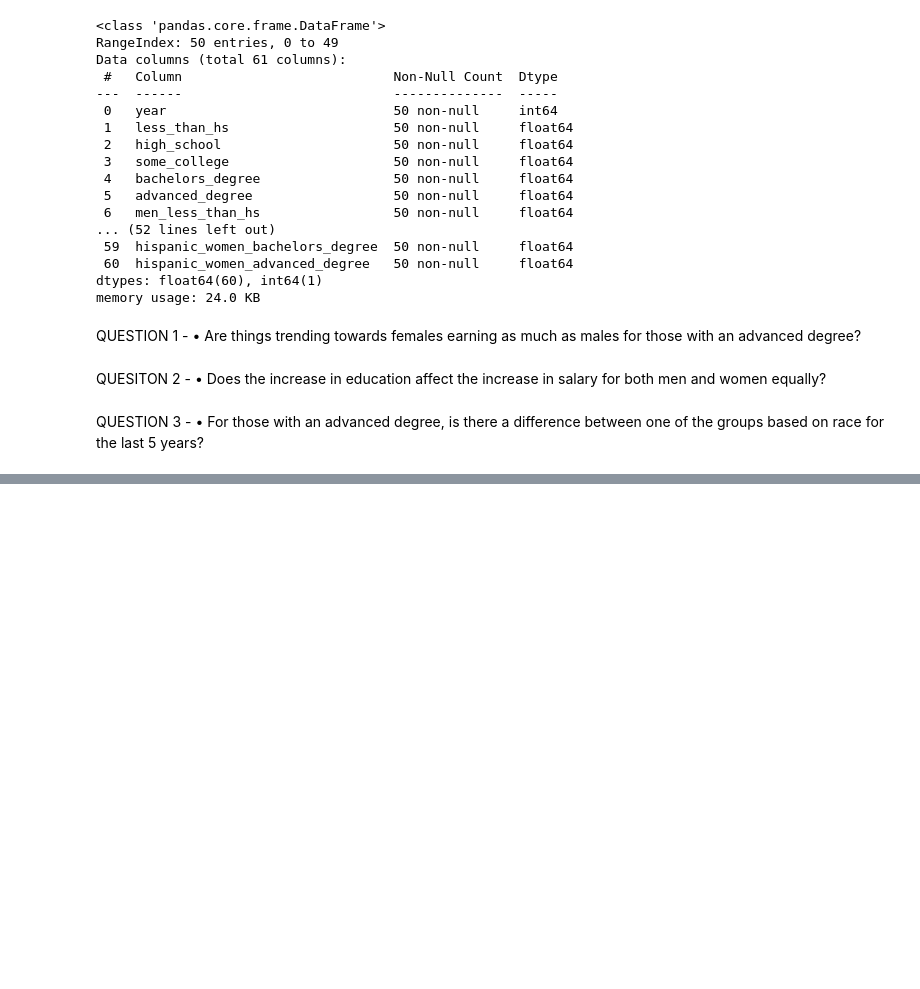
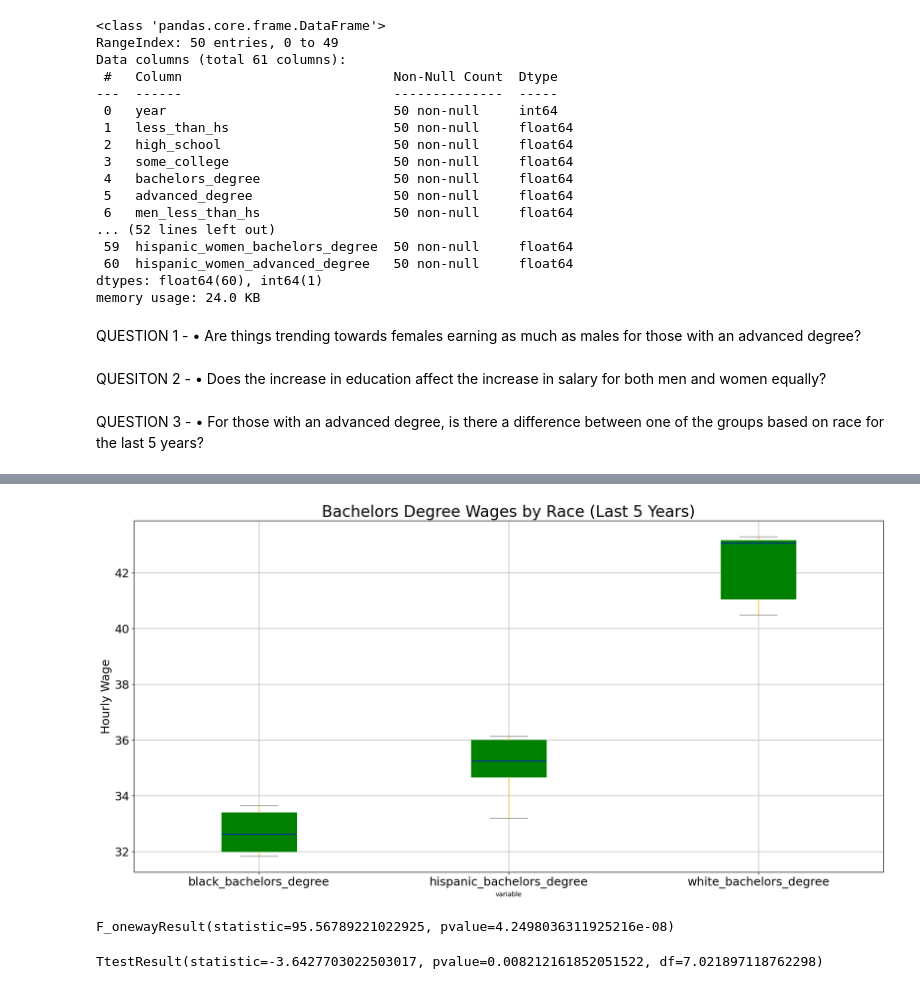
Before and after one commit to Crashapple/Project_1, a Jupyter notebook: Project1.ipynb, the cells around one changed output, grey strips where cells are left out. Drawn from its saved outputs; the diff is of its cells as text; code cells hidden in the pictures; blank space fills up the shorter version.

```diff
--- a/Project1.ipynb
+++ b/Project1.ipynb
@@ -77,0 +114,7 @@ adv_degree_last
+# %%
+#Unpivot the dataset looking at bachelors degree by race
+df_unpivot_bachelors = pd.melt(last_five, id_vars='year', value_vars=[
+    'white_bachelors_degree',
+    'black_bachelors_degree',
+    'hispanic_bachelors_degree'])
+df_unpivot_bachelors.head()
@@ -77,0 +128,15 @@ adv_degree_last
+# %%
+#Color of boxplots
+props = dict(boxes="Green", whiskers="Orange", medians="Blue", caps="Gray")
+
+#Create Boxplot
+df_unpivot_bachelors.boxplot("value", by="variable", figsize=(20, 10),fontsize=18,color=props,patch_artist=True)
+
+#Labels on Boxplot
+plt.title('Bachelors Degree Wages by Race (Last 5 Years)',fontsize=24)
+plt.suptitle('')
+plt.ylabel('Hourly Wage',fontsize=18)
+
+plt.show()
+# %% [output]
+[figure, added]
@@ -77,0 +148,10 @@ adv_degree_last
+# %%
+# Perform the ANOVA
+stats.f_oneway(group3, group4, group5)
+# %% [output]
+F_onewayResult(statistic=95.56789221022925, pvalue=4.2498036311925216e-08)
+# %%
+#Run ttest against black_bachelors_degree vs hispanic_bachelors_degree
+stats.ttest_ind(group3, group4, equal_var=False)
+# %% [output]
+TtestResult(statistic=-3.6427703022503017, pvalue=0.008212161852051522, df=7.021897118762298)
```
Also changed, not shown: parts of 13 cells of this notebook.
